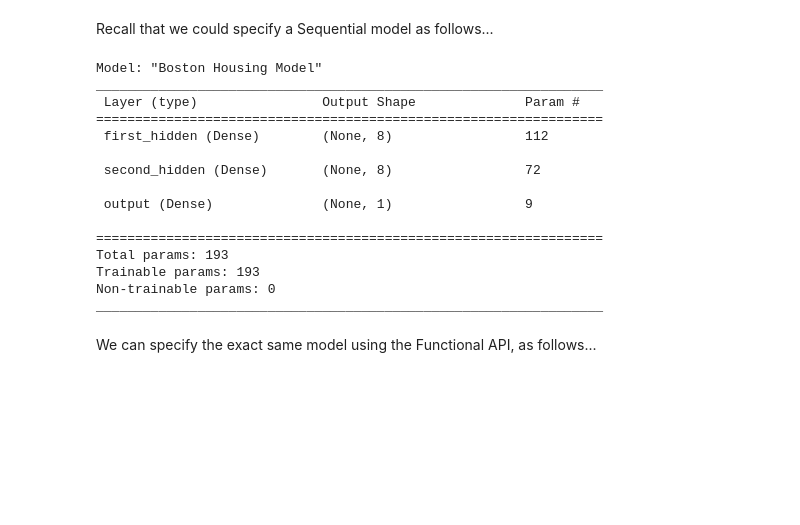
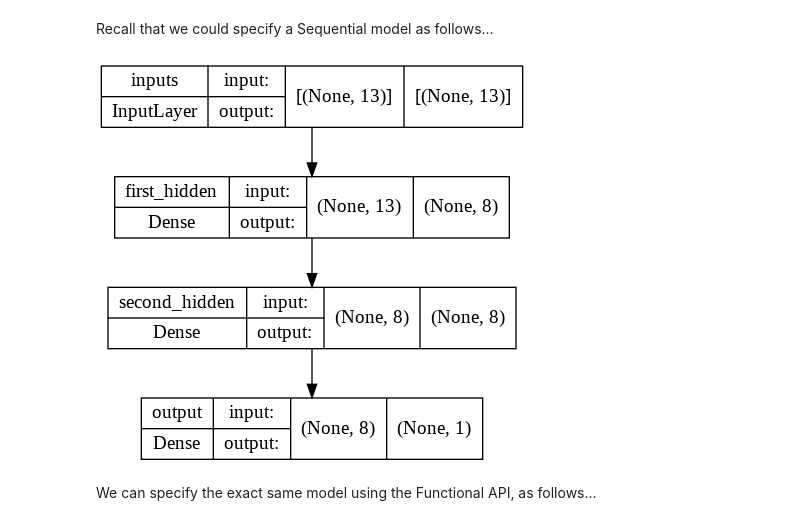
Before and after one commit to ymei9/BA865-2022, a Jupyter notebook: Week 5/5.1 - Functional API.ipynb, the cells around one changed output. Saved outputs shown, nothing was run; the diff lists cells and outputs as text; code cells hidden in the pictures; blank space fills up the shorter version.

```diff
--- a/Week 5/5.1 - Functional API.ipynb
+++ b/Week 5/5.1 - Functional API.ipynb
@@ -21,37 +21,23 @@ Recall that we could specify a Sequential model as follows...
 # %%
 # Start the model... note that I can 'name' the model as part of this.
 model = keras.Sequential(name="Boston Housing Model")
 
 # Add some layers... I can name those too.
 # The Sequential API approach forces me to full connect everything I add to the last layer of what I've done so far.
 # It only alows a single pipe from input to output, of variable width.
 model.add(layers.Input(13, name="inputs"))
 model.add(layers.Dense(8, activation="relu",name="first_hidden"))
 model.add(layers.Dense(8, activation="relu",name="second_hidden"))
 model.add(layers.Dense(1,name="output"))
 
 # Compile the model.
 model.compile(optimizer="rmsprop", loss="mse", metrics=["mae"])
 
 # Draw a picture of the model...
 keras.utils.plot_model(model,show_shapes=True)
-model.summary()
+#model.summary()
 # %% [output]
-Model: "Boston Housing Model"
-_________________________________________________________________
- Layer (type)                Output Shape              Param #
-=================================================================
- first_hidden (Dense)        (None, 8)                 112
-
- second_hidden (Dense)       (None, 8)                 72
-
- output (Dense)              (None, 1)                 9
-
-=================================================================
-Total params: 193
-Trainable params: 193
-Non-trainable params: 0
-_________________________________________________________________
+[figure, added]
 # %% [markdown]
 We can specify the exact same model using the Functional API, as follows...
 # %%
```
Also changed, not shown: parts of 2 cells of this notebook, 2 other files.
